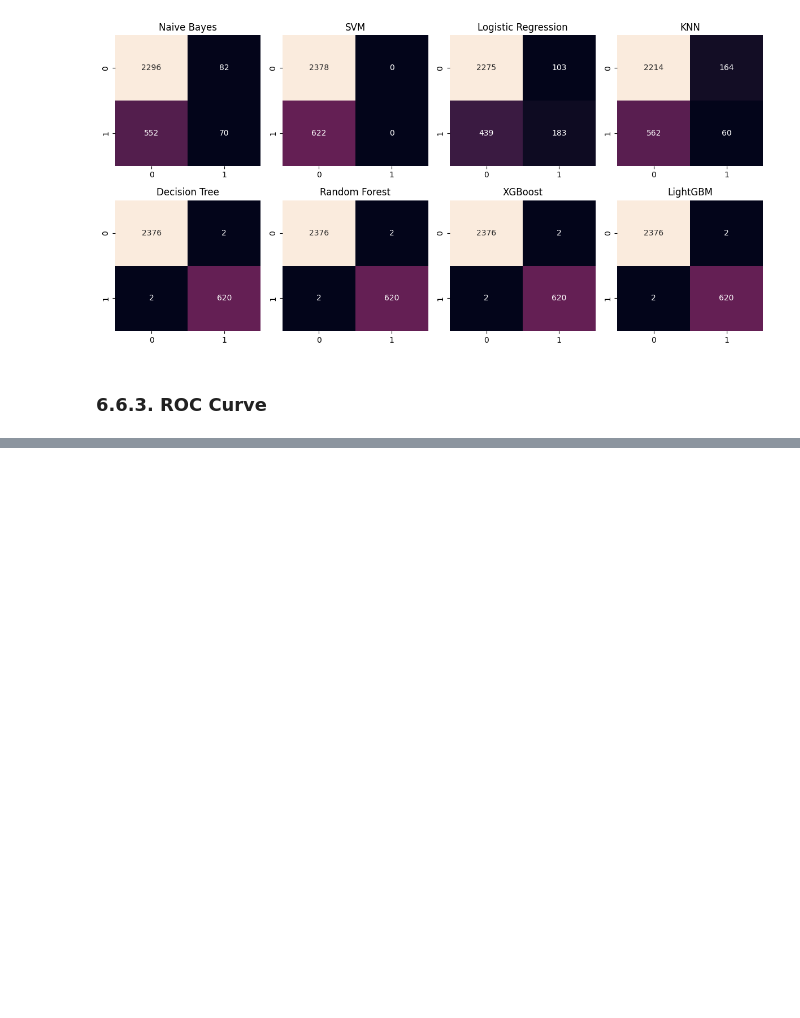
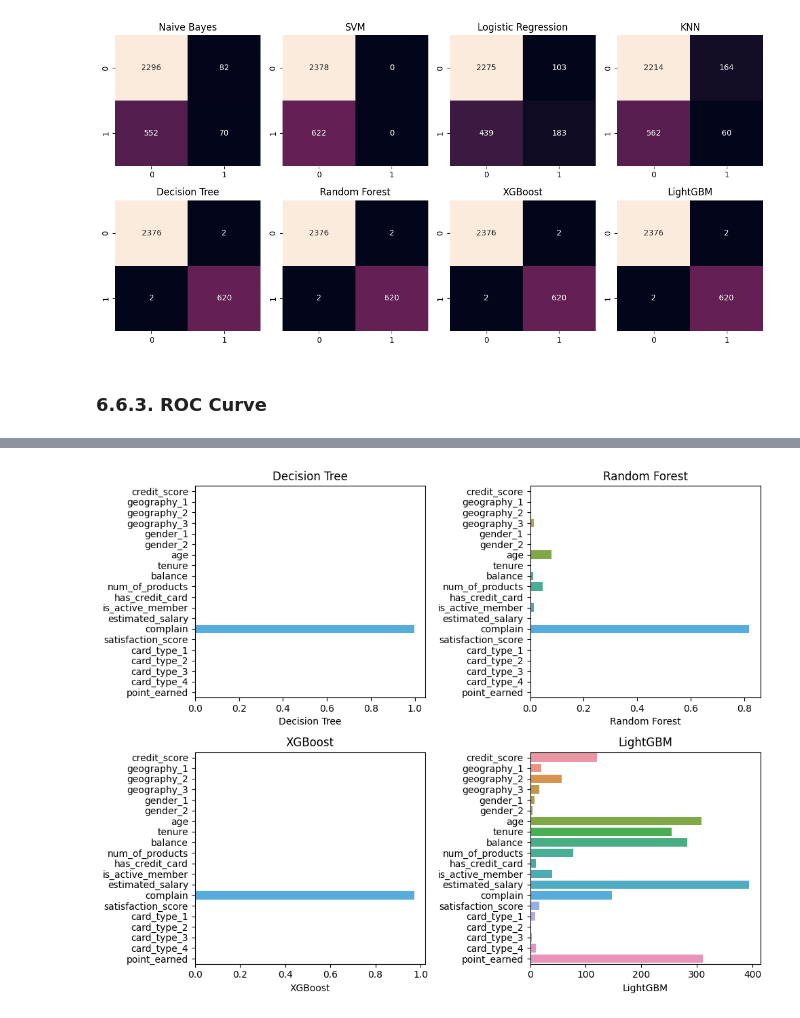
Before and after one commit to DamodaraBarbosa/bank_customer_churn_prediction, a Jupyter notebook: bank_customer_churn_prediction.ipynb, the cells around one changed output, grey strips where cells are left out. Drawn from its saved outputs; the diff is of its cells as text; code cells hidden in the pictures; blank space fills up the shorter version.

```diff
--- a/bank_customer_churn_prediction.ipynb
+++ b/bank_customer_churn_prediction.ipynb
@@ -904,0 +927,23 @@ plt.show()
+# %%
+features_importances = pd.DataFrame(
+    {'Decision Tree': trained_models['Decision Tree'].feature_importances_,
+     'Random Forest': trained_models['Random Forest'].feature_importances_,
+     'XGBoost': trained_models['XGBoost'].feature_importances_,
+     'LightGBM': trained_models['LightGBM'].feature_importances_},
+    index= X_train.columns
+)
+# %%
+fig, ax = plt.subplots(2, 2, figsize= (10, 8))
+
+ax1 = sns.barplot(y= features_importances.index, x= features_importances['Decision Tree'], ax = ax[0, 0])
+ax1.set_title('Decision Tree')
+ax2 = sns.barplot(y= features_importances.index, x= features_importances['Random Forest'], ax = ax[0, 1])
+ax2.set_title('Random Forest')
+ax3 = sns.barplot(y= features_importances.index, x= features_importances['XGBoost'], ax = ax[1, 0])
+ax3.set_title('XGBoost')
+ax4 = sns.barplot(y= features_importances.index, x= features_importances['LightGBM'], ax= ax[1, 1])
+ax4.set_title('LightGBM')
+plt.tight_layout()
+plt.show()
+# %% [output]
+[figure, added]
```
Also changed, not shown: parts of 5 cells of this notebook.
